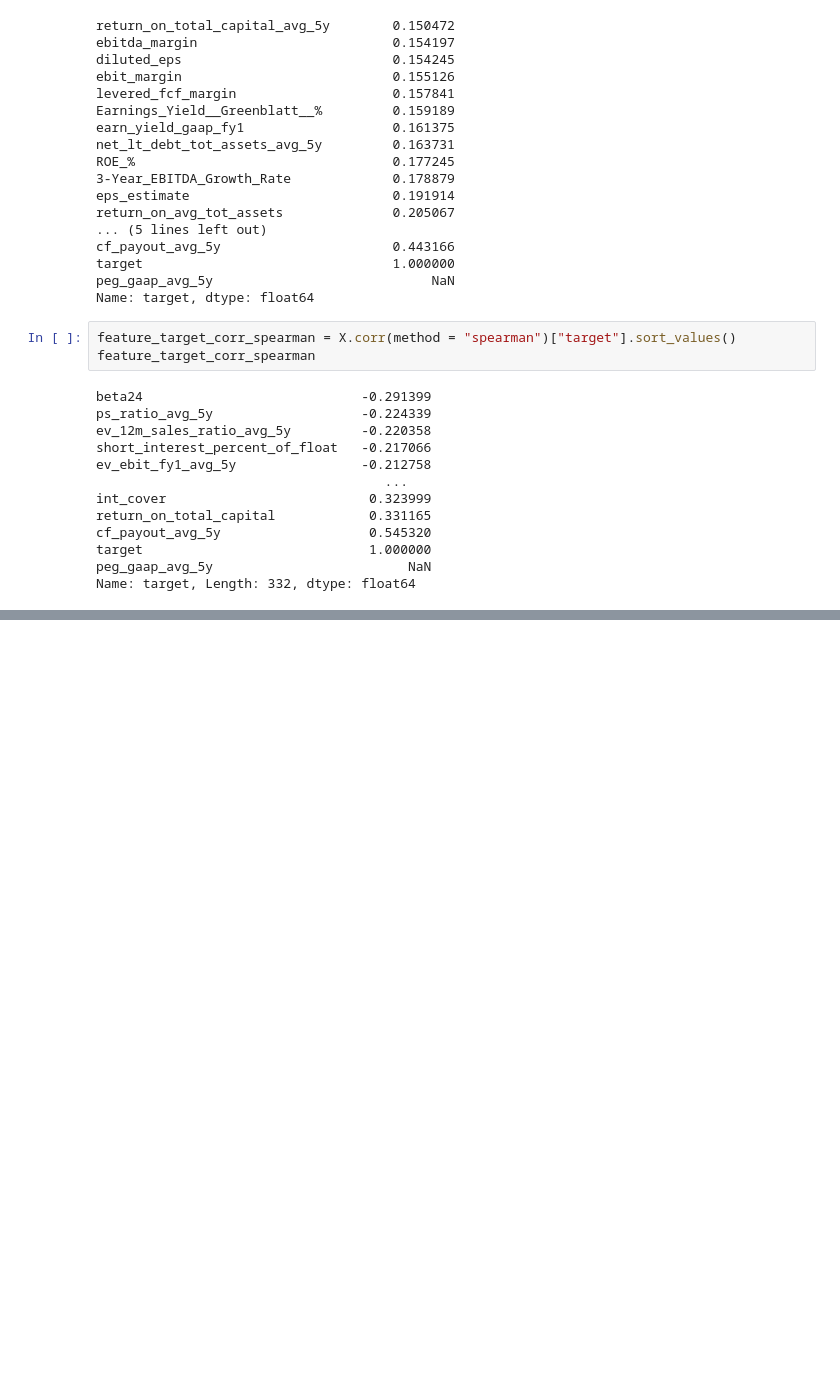
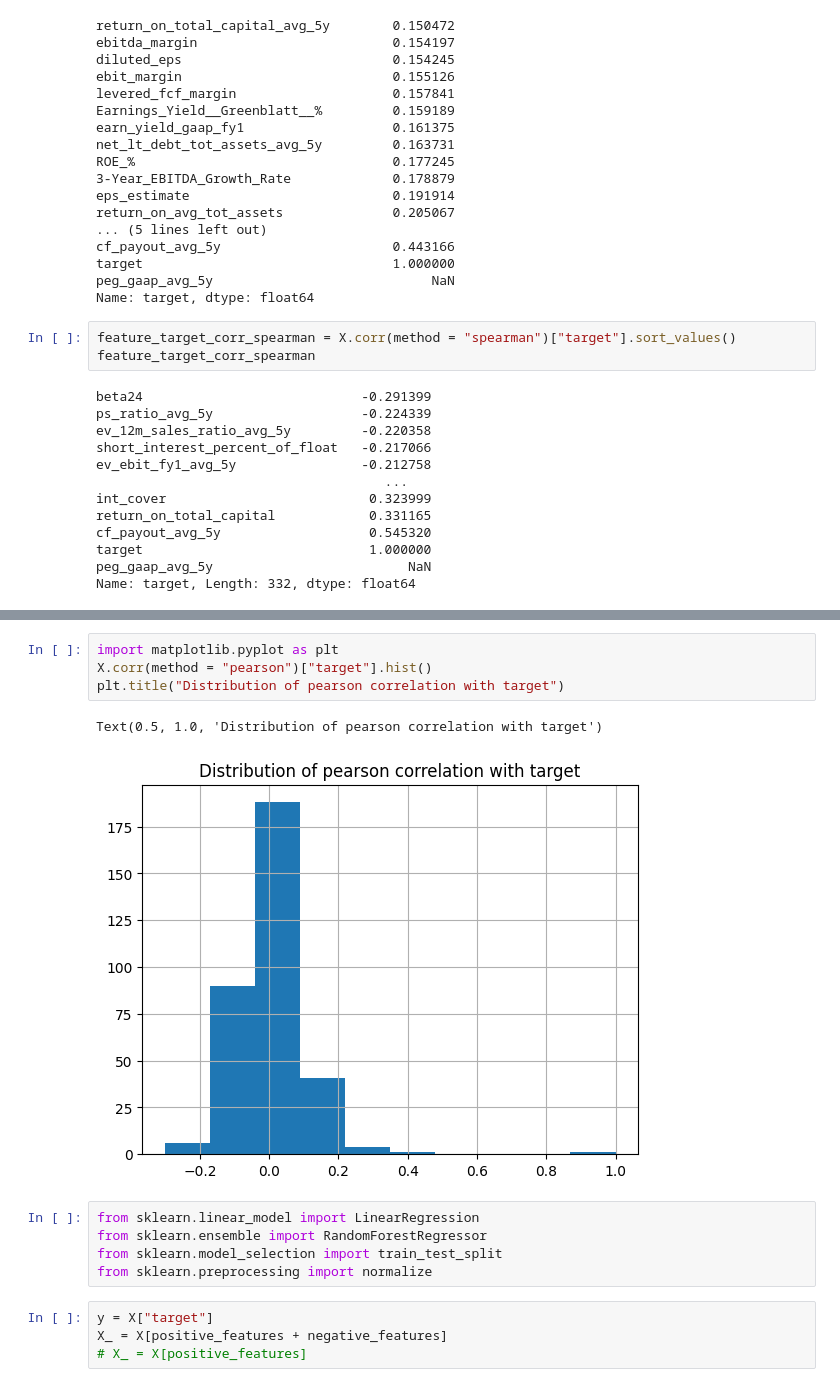
Before and after one commit to QuantBears/data-analysis, a Jupyter notebook: EDA/2023-09-26/eda_join.ipynb, the cells around one changed output, grey strips where cells are left out. Saved outputs shown, nothing was run; the diff lists cells and outputs as text; blank space fills up the shorter version.

```diff
--- a/EDA/2023-09-26/eda_join.ipynb
+++ b/EDA/2023-09-26/eda_join.ipynb
@@ -167,0 +212,16 @@ Name: target, dtype: float64
+# %%
+import matplotlib.pyplot as plt
+X.corr(method = "pearson")["target"].hist()
+plt.title("Distribution of pearson correlation with target")
+# %% [output]
+Text(0.5, 1.0, 'Distribution of pearson correlation with target')
+[figure, added]
+# %%
+from sklearn.linear_model import LinearRegression
+from sklearn.ensemble import RandomForestRegressor
+from sklearn.model_selection import train_test_split
+from sklearn.preprocessing import normalize
+# %%
+y = X["target"]
+X_ = X[positive_features + negative_features]
+# X_ = X[positive_features]
```
Also changed, not shown: parts of 15 cells of this notebook.
